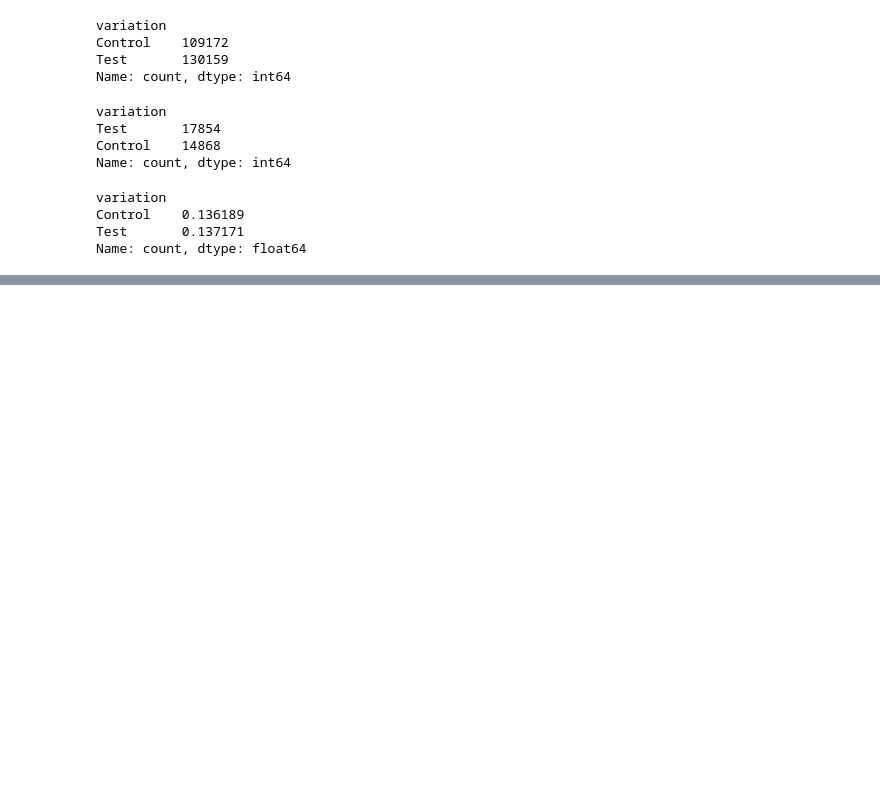
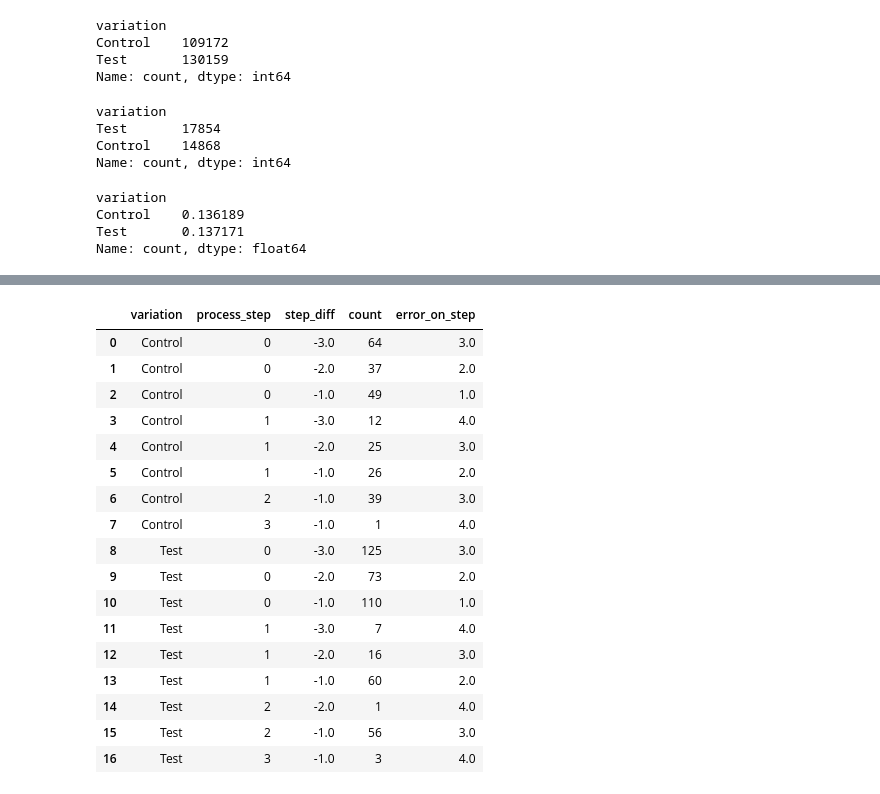
Before and after one commit to arnaurr94/vanguard-ab-test, a Jupyter notebook: dataframes.ipynb, the cells around one changed output, grey strips where cells are left out. Saved outputs shown, nothing was run; the diff lists cells and outputs as text; code cells hidden in the pictures; blank space fills up the shorter version.

```diff
--- a/dataframes.ipynb
+++ b/dataframes.ipynb
@@ -464,0 +623,22 @@ np.float64(0.4899082878596448)
+# %%
+# The function anls.query_db runs queries on the 'vanguard' database and returns outputs as dataframes.
+## This query gets the rows for clients that have been assigned control or test group; and have step_diff < 0, meaning
+## they returned to a previous step.
+query = """
+-- Error Rates per step:
+SELECT  p.variation,
+  		s.process_step,
+        s.step_diff,
+		count(*) AS count
+FROM `session` AS s
+JOIN participants AS p
+	ON p.client_id = s.client_id
+WHERE (s.step_diff < 0) AND (s.step_diff != -4)
+GROUP BY p.variation,
+  		s.process_step,
+        s.step_diff
+ORDER BY p.variation,
+		 s.process_step;
+"""
+errors = anls.query_db(query)
+errors
@@ -464,0 +664,23 @@ np.float64(0.4899082878596448)
+# %%
+# Creates a new column to retrieve the step where the error was committed (i.e. the previous row in the original dataframe)
+errors['error_on_step'] = errors['process_step'] - errors['step_diff']
+errors
+# %% [output]
+|  | variation | process_step | step_diff | count | error_on_step |
+| 0 | Control | 0 | -3.0 | 64 | 3.0 |
+| 1 | Control | 0 | -2.0 | 37 | 2.0 |
+| 2 | Control | 0 | -1.0 | 49 | 1.0 |
+| 3 | Control | 1 | -3.0 | 12 | 4.0 |
+| 4 | Control | 1 | -2.0 | 25 | 3.0 |
+| 5 | Control | 1 | -1.0 | 26 | 2.0 |
+| 6 | Control | 2 | -1.0 | 39 | 3.0 |
+| 7 | Control | 3 | -1.0 | 1 | 4.0 |
+| 8 | Test | 0 | -3.0 | 125 | 3.0 |
+| 9 | Test | 0 | -2.0 | 73 | 2.0 |
+| 10 | Test | 0 | -1.0 | 110 | 1.0 |
+| 11 | Test | 1 | -3.0 | 7 | 4.0 |
+| 12 | Test | 1 | -2.0 | 16 | 3.0 |
+| 13 | Test | 1 | -1.0 | 60 | 2.0 |
+| 14 | Test | 2 | -2.0 | 1 | 4.0 |
+| 15 | Test | 2 | -1.0 | 56 | 3.0 |
+| 16 | Test | 3 | -1.0 | 3 | 4.0 |
```
Also changed, not shown: parts of 37 cells of this notebook, 1 other file.
